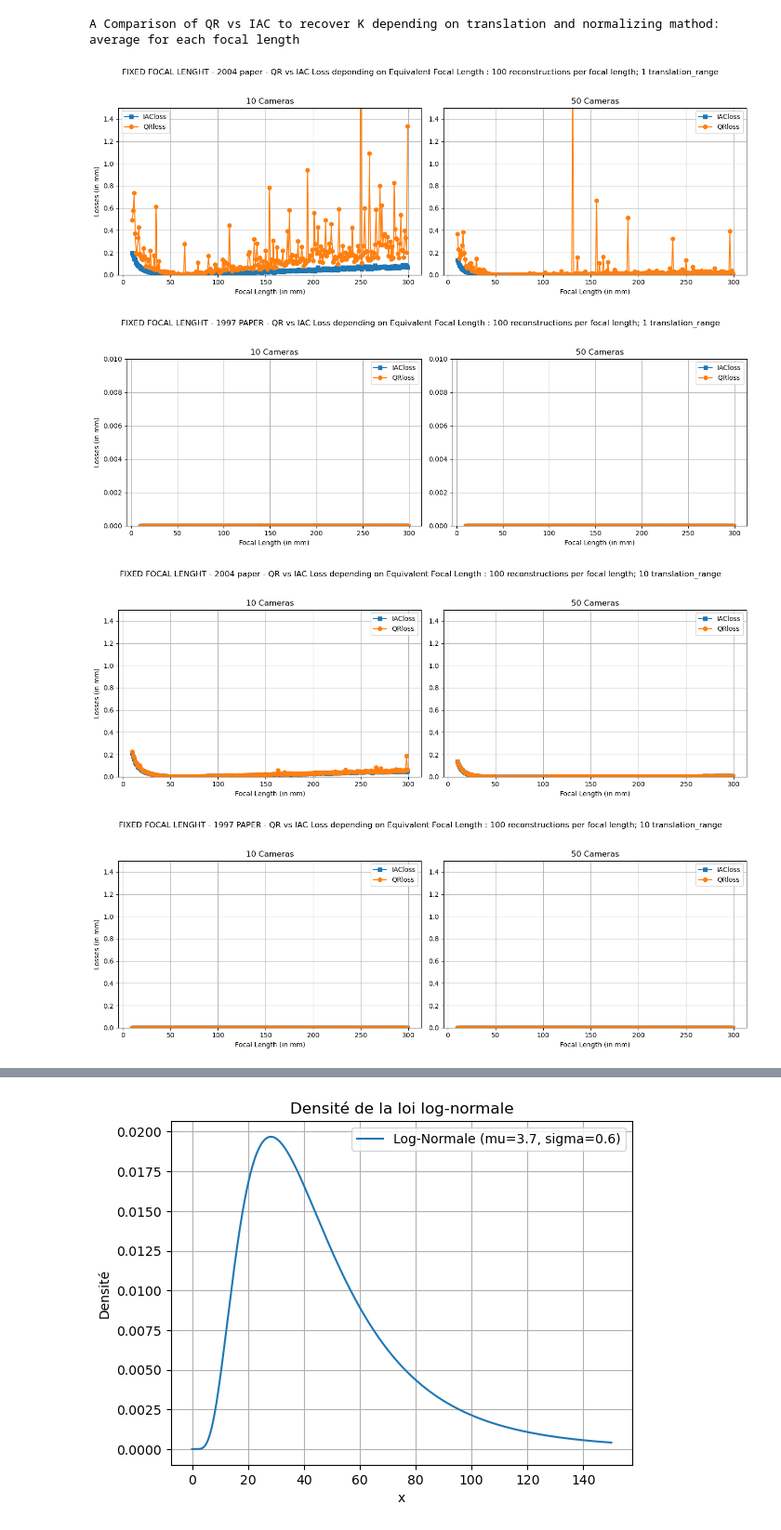
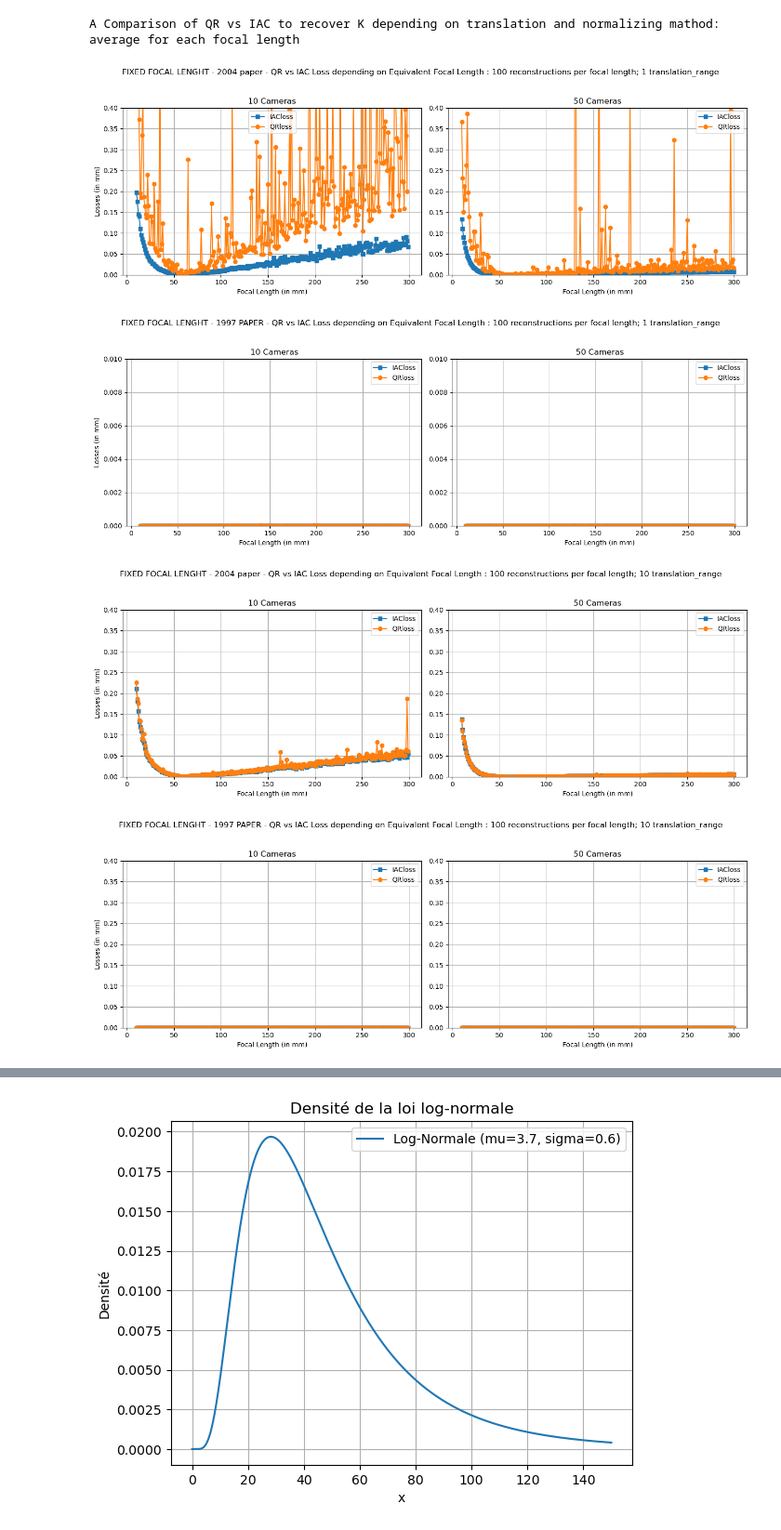
Before and after one commit to NickGtr/Autocalibration_IsolatedTesting, a Jupyter notebook: python/print_graphs.ipynb, the cells around one changed output, grey strips where cells are left out. Shown at 93% size. Cells and saved outputs as stored; diff of their text form; code cells hidden in the pictures.

```diff
--- a/python/print_graphs.ipynb
+++ b/python/print_graphs.ipynb
@@ -11,27 +12,27 @@ from utils import QRvsIAC_10vs50_1997paper, QRvsIAC_10vs50
 # %%
-ylim = 1.5
+ylim = 0.4
 
 # print("A Comparison of QR vs IAC to recover K depending on translation: single trial per focal length")
 
 print("A Comparison of QR vs IAC to recover K depending on translation and normalizing mathod: average for each focal length")
 QRvsIAC_10vs50(num_reconstructions = 100, translation_range = 1, ylim = ylim)
 QRvsIAC_10vs50_1997paper(num_reconstructions = 100, translation_range = 1, ylim = 0.01)
 
 
 QRvsIAC_10vs50(num_reconstructions = 100, translation_range = 10, ylim = ylim)
 QRvsIAC_10vs50_1997paper(num_reconstructions = 100, translation_range = 10, ylim = ylim)
 
 QRvsIAC_10vs50(num_reconstructions = 100, translation_range = 100, ylim = ylim)
 QRvsIAC_10vs50_1997paper(num_reconstructions = 100, translation_range = 100, ylim = ylim)
 
 QRvsIAC_10vs50(num_reconstructions = 100, translation_range = 1000, ylim = ylim)
 QRvsIAC_10vs50_1997paper(num_reconstructions = 100, translation_range = 1000, ylim = ylim)
 
 # QRvsIAC_10vs50(num_reconstructions = 100, translation_range = 10000, ylim = ylim)
 # QRvsIAC_10vs50_1997paper(num_reconstructions = 100, translation_range = 10000, ylim = ylim)
 # %% [output]
 A Comparison of QR vs IAC to recover K depending on translation and normalizing mathod: average for each focal length
-[figure, old version]
+[figure, new version]
 [figure]
-[figure, old version]
+[figure, new version]
-[figure, old version]
+[figure, new version]
```
Also changed, not shown: parts of 8 cells of this notebook, 4 other files.
